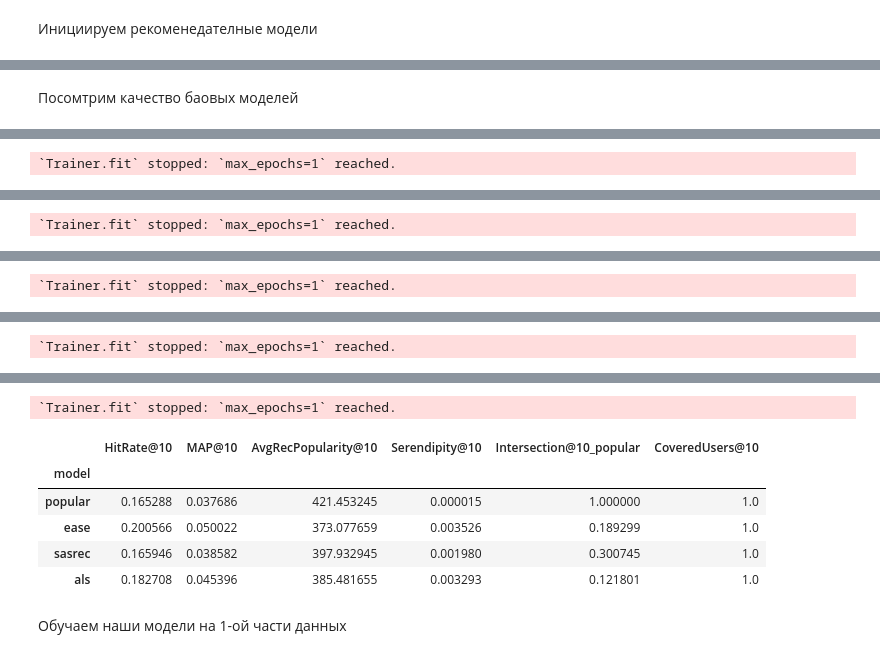
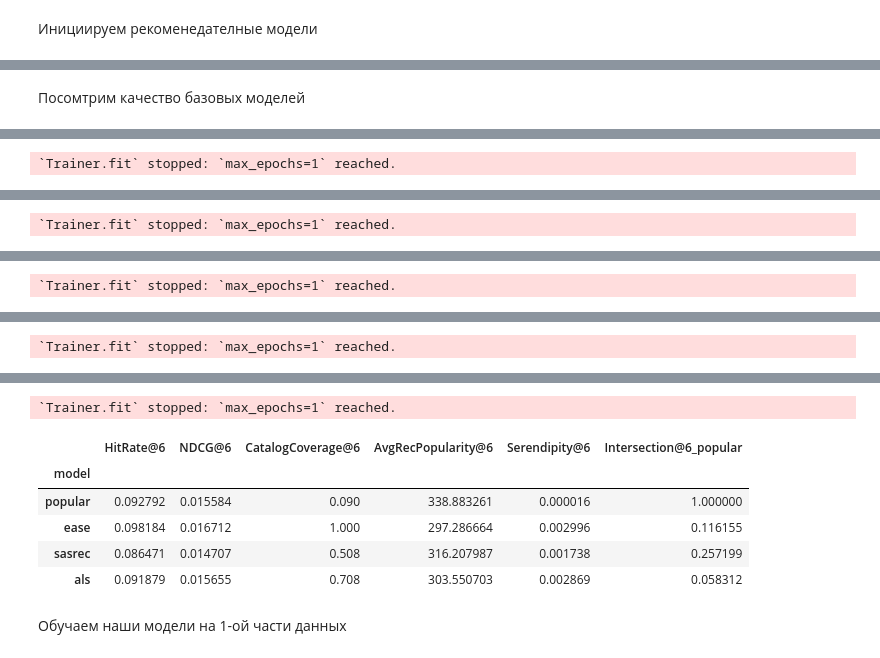
Before and after one commit to SerSmith/masterClassRecSysYa2025, a Jupyter notebook: masterclass.ipynb, the cells around one changed output, grey strips where cells are left out. Drawn from its saved outputs; the diff is of its cells as text; code cells hidden in the pictures.

```diff
--- a/masterclass.ipynb
+++ b/masterclass.ipynb
@@ -161,5 +174,5 @@ sasrec = SASRecModel(
     deterministic=True,
 )
 ease = EASEModel()
-als = ImplicitALSWrapperModel(AlternatingLeastSquares(factors=32))
+als = ImplicitALSWrapperModel(AlternatingLeastSquares(factors=32, num_threads=7))
 # %% [output]
@@ -170,8 +182,8 @@ HPU available: False, using: 0 HPUs
 # %% [markdown]
-Посомтрим качество баовых моделей
+Посомтрим качество базовых моделей
 # %%
 splitter = TimeRangeSplitter(
-    test_size="7D",
+    test_size="14D",
     n_splits=5,
     filter_already_seen=True,
 )
@@ -179,17 +191,17 @@ splitter = TimeRangeSplitter(
 models = {
     "popular": PopularModel(),
     "ease": ease,
-   "sasrec": sasrec,
-   "als": als
+    "sasrec": sasrec,
+    "als": als
 }
 
 metrics = {
-    "HitRate@10": HitRate(k=10),
-    "MAP@10": MAP(k=10),
-    "Serendipity@10": Serendipity(k=10),
-    "CoveredUsers@10": CoveredUsers(k=10),  # how many test users received recommendations
-    "AvgRecPopularity@10": AvgRecPopularity(k=10),  # average popularity of recommended items
-    "Intersection@10": Intersection(k=10),  # intersection with recommendations from reference model
+    "HitRate@6": HitRate(k=6),
+    "NDCG@6": NDCG(k=6),
+    "CatalogCoverage@6": CatalogCoverage(k=6, normalize=True), # Процент объектов из каталога, которые попали в топ 6 рекомендаций хоть кому-то
+    "AvgRecPopularity@6": AvgRecPopularity(k=6),  # Средняя популярность по топ 6 объектам
+    "Intersection@6": Intersection(k=6),  # Процент объектов в рекомендациях, которая пересекается с топ 6
+    "Serendipity@6": Serendipity(k=6),
 }
 
 K_RECS = 10
@@ -201,8 +213,8 @@ cv_results = cross_validate(
     metrics=metrics,
     k=K_RECS,
     filter_viewed=True,
-    ref_models=["popular"],  # pass reference model to calculate recommendations intersection
-    validate_ref_models=True,
+    ref_models=["popular"],  # Модель с которой считаем пересечение
+    validate_ref_models=True
 )
 
 pivot_results = (
@@ -292,10 +283,10 @@ pivot_results
 `Trainer.fit` stopped: `max_epochs=1` reached.
-|  | HitRate@10 | MAP@10 | AvgRecPopularity@10 | Serendipity@10 | Intersection@10_popular | CoveredUsers@10 |
+|  | HitRate@6 | NDCG@6 | CatalogCoverage@6 | AvgRecPopularity@6 | Serendipity@6 | Intersection@6_popular |
 | model |  |  |  |  |  |  |
-| popular | 0.165288 | 0.037686 | 421.453245 | 0.000015 | 1.000000 | 1.0 |
-| ease | 0.200566 | 0.050022 | 373.077659 | 0.003526 | 0.189299 | 1.0 |
-| sasrec | 0.165946 | 0.038582 | 397.932945 | 0.001980 | 0.300745 | 1.0 |
-| als | 0.182708 | 0.045396 | 385.481655 | 0.003293 | 0.121801 | 1.0 |
+| popular | 0.092792 | 0.015584 | 0.090 | 338.883261 | 0.000016 | 1.000000 |
+| ease | 0.098184 | 0.016712 | 1.000 | 297.286664 | 0.002996 | 0.116155 |
+| sasrec | 0.086471 | 0.014707 | 0.508 | 316.207987 | 0.001738 | 0.257199 |
+| als | 0.091879 | 0.015655 | 0.708 | 303.550703 | 0.002869 | 0.058312 |
 # %% [markdown]
 Обучаем наши модели на 1-ой части данных
 # %%
```
Also changed, not shown: parts of 13 cells of this notebook, 8 other files.
